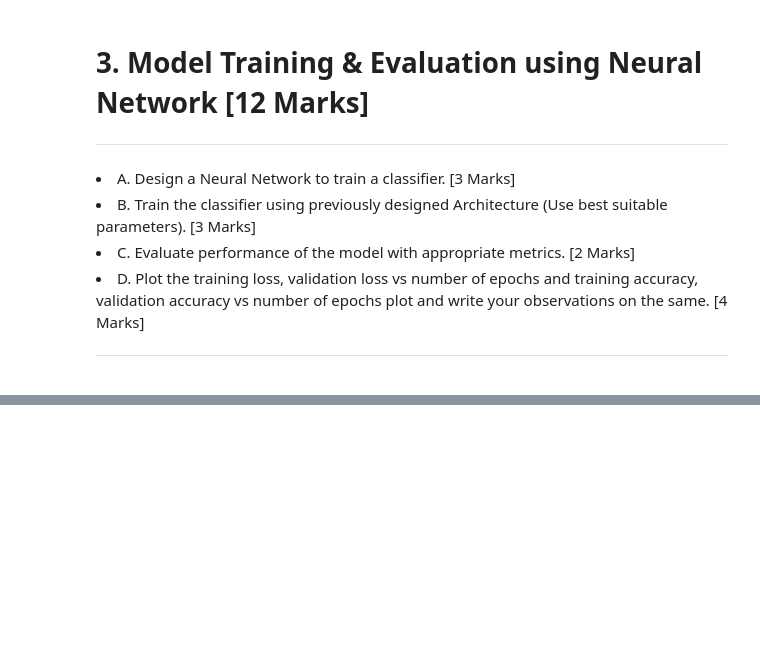
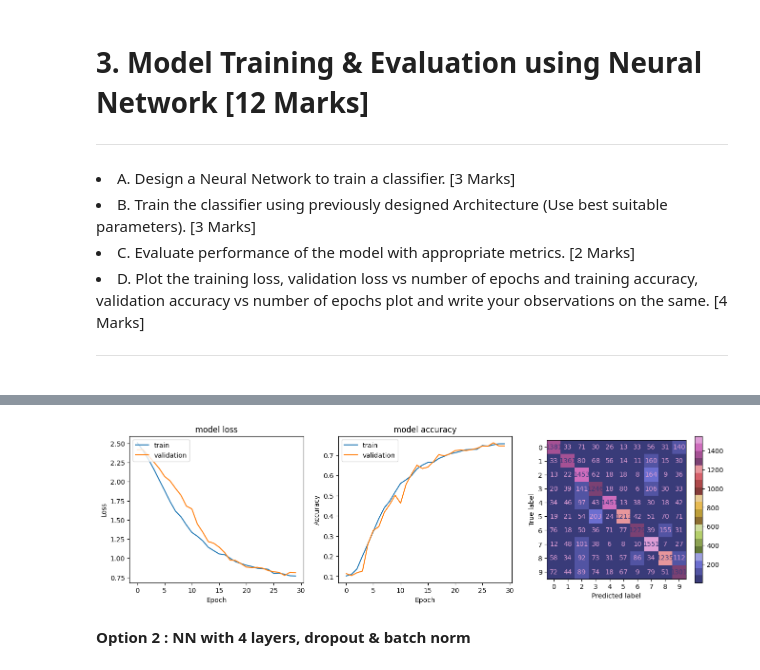
Before and after one commit to nishantkapps/aiml-projects, a Jupyter notebook: NeuralNetwork.ipynb, the cells around one changed output, grey strips where cells are left out. Saved outputs shown, nothing was run; the diff lists cells and outputs as text; code cells hidden in the pictures; blank space fills up the shorter version.

```diff
--- a/NeuralNetwork.ipynb
+++ b/NeuralNetwork.ipynb
@@ -539,3 +617,30 @@ def plot_multilayernn_results (history, y_pred, y_test, labels) :
   plot_loss(ax0,history)
   plot_accuracy(ax1,history)
   plot_confusion_matrix(ax2, y_pred, y_test, labels)
+# %%
+# Train the classifier using previously designed Architecture (Use best suitable parameters)
+def train_multilayer_model (model, params, x_train, y_train):
+
+  batch_size = params["batch_size"]
+  epochs = params["epochs"]
+  verbose = params["verbose"]
+  val = params["val"]
+  factor = params["factor"]
+  patience = params["patience"]
+  min_lr = params["min_lr"]
+
+  checkpoint = ModelCheckpoint("model_weights_1.h5",monitor='val_accuracy', save_weights_only=True, model='max',verbose=1)
+  reduce_lr = ReduceLROnPlateau(monitor='val_loss',factor=factor,patience=patience,min_lr=min_lr,model='auto')
+  callbacks = [checkpoint,reduce_lr]
+
+  history = model.fit( x_train, y_train, batch_size=batch_size, epochs=epochs, verbose=verbose, validation_split=val)
+
+  return history
+# %%
+def build_train_predict_multilayer_nn (bparams, rparams, x_train, y_train, x_test) :
+
+  model = build_multilayer_model(bparams)
+  history = train_multilayer_model(model, rparams, x_train, y_train)
+  ypred = model.predict(x_test)
+
+  return history, ypred
@@ -542,5 +649,6 @@ def plot_multilayernn_results (history, y_pred, y_test, labels) :
 # %%
-params_option_4 = {
+# Design a Neural Network to train a classifier
+bparams1 = {
   "inputdim" : x2_train_rs.shape[1],
   "layer1" : 256,
   "layer2" : 128,
@@ -555,10 +663,15 @@ params_option_4 = {
   "loss" : "categorical_crossentropy",
   "optimizer" : "adam",
   "metrics" : ["accuracy"],
+}
+rparams1 = {
   "batch_size" : 1024,
-  "epochs" : 100,
-  "verbose" : 0,
-  "val" : 0.2
+  "epochs" : 30,
+  "verbose" : 2,
+  "val" : 0.2,
+  "factor" : 0.1,
+  "patience" : 2,
+  "min_lr" : 0.0001
 }
 labels = [0,1,2,3,4,5,6,7,8,9]
-# build_train_predict_plot_nn (params_option_3, x2_train_rs, y2_train_cat, x2_test_rs, y2_test_cat, labels)
+history1, y2_pred1 = build_train_predict_multilayer_nn (bparams1, rparams1, x2_train_rs, y2_train_cat, x2_test_rs)
@@ -617,0 +696,6 @@ Epoch 30: saving model to model_weights_1.h5
+# %%
+plot_multilayer_results(history1, y2_pred1, y2_test_cat, labels)
+# %% [output]
+[figure, added]
+# %% [markdown]
+**Option 2 : NN with 4 layers, dropout & batch norm**
```
Also changed, not shown: parts of 47 cells of this notebook.
